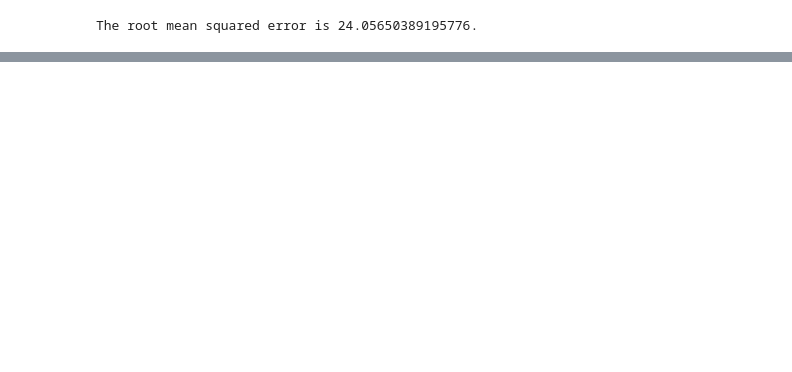
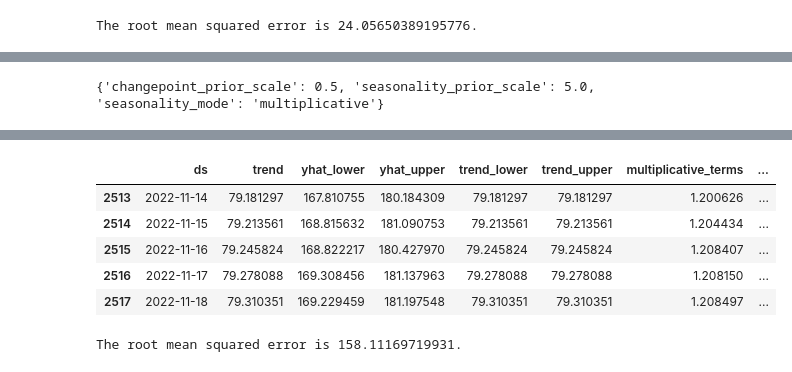
Before and after one commit to grantc00/Capstone-2, a Jupyter notebook: Capstone2 2.0.ipynb, the cells around one changed output, grey strips where cells are left out. Saved outputs shown, nothing was run; the diff lists cells and outputs as text; code cells hidden in the pictures; blank space fills up the shorter version.

Commit message:
2.0 prophet tuned

```diff
--- a/Capstone2 2.0.ipynb
+++ b/Capstone2 2.0.ipynb
@@ -300,0 +394,14 @@ The root mean squared error is 24.05650389195776.
+# %%
+best_params = all_params[np.argmin(rmses)]
+print(best_params)
+# %% [output]
+{'changepoint_prior_scale': 0.5, 'seasonality_prior_scale': 5.0, 'seasonality_mode': 'multiplicative'}
+# %%
+model_p2 = Prophet(changepoint_prior_scale=0.5,
+                   seasonality_prior_scale=5.0,
+                   seasonality_mode='multiplicative')
+model_p2.fit(train)
+future = model_p2.make_future_dataframe(periods=30)
+forecast2 = model_p2.predict(future)
+forecast2.tail()
+# %% [output]
@@ -300,0 +410,6 @@ The root mean squared error is 24.05650389195776.
+|  | ds | trend | yhat_lower | yhat_upper | trend_lower | trend_upper | multiplicative_terms | ... |
+| 2513 | 2022-11-14 | 79.181297 | 167.810755 | 180.184309 | 79.181297 | 79.181297 | 1.200626 | ... |
+| 2514 | 2022-11-15 | 79.213561 | 168.815632 | 181.090753 | 79.213561 | 79.213561 | 1.204434 | ... |
+| 2515 | 2022-11-16 | 79.245824 | 168.822217 | 180.427970 | 79.245824 | 79.245824 | 1.208407 | ... |
+| 2516 | 2022-11-17 | 79.278088 | 169.308456 | 181.137963 | 79.278088 | 79.278088 | 1.208150 | ... |
+| 2517 | 2022-11-18 | 79.310351 | 169.229459 | 181.197548 | 79.310351 | 79.310351 | 1.208497 | ... |
@@ -300,0 +422,5 @@ The root mean squared error is 24.05650389195776.
+# %%
+rmse_p2 = math.sqrt(mean_squared_error(predictions2, test['y']))
+print("The root mean squared error is {}.".format(rmse_p2))
+# %% [output]
+The root mean squared error is 158.11169719931.
```
Also changed, not shown: parts of 15 cells of this notebook.
